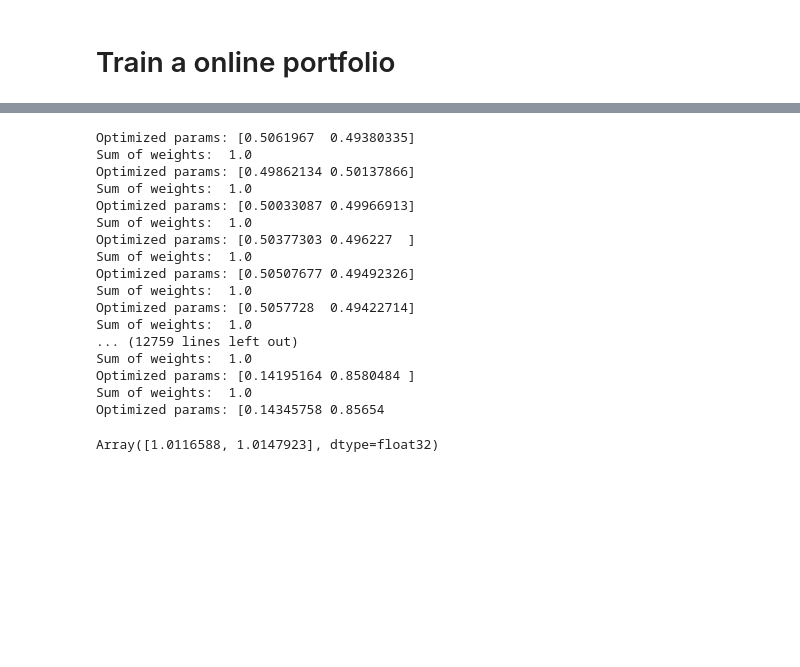
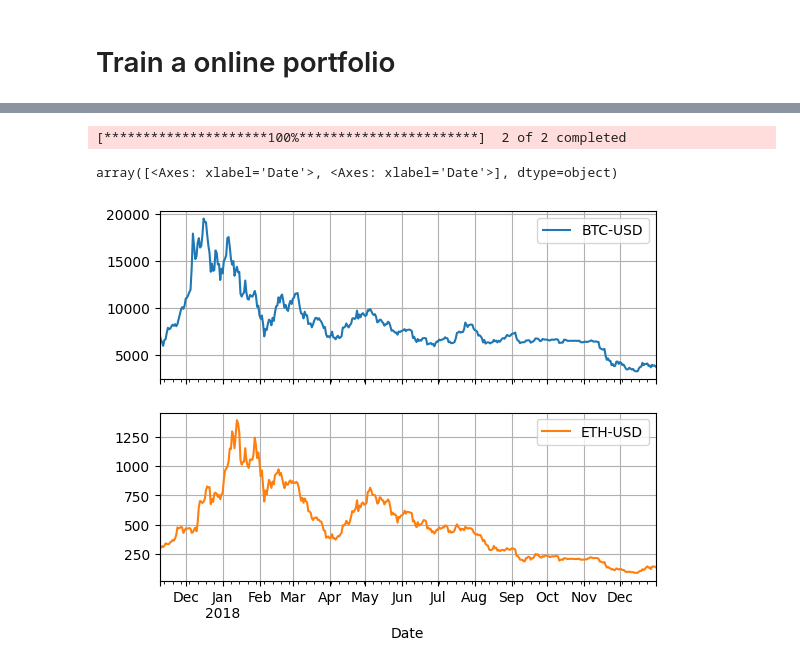
Before and after one commit to jialinyi94/online_pyfolio_opt, a Jupyter notebook: examples/eg_portfolio.ipynb, the cells around one changed output, grey strips where cells are left out. Drawn from its saved outputs; the diff is of its cells as text; code cells hidden in the pictures; blank space fills up the shorter version.

```diff
--- a/examples/eg_portfolio.ipynb
+++ b/examples/eg_portfolio.ipynb
@@ -31,44 +11,12 @@ from pyfoliopt.optimizer import egd
-# %%
-# Create the mirror descent optimizer
-optimizer = egd(start_learning_rate)
-opt_state = optimizer.init(params)
-
-# Optimization loop (simplified)
-@jax.jit
-def step(params, historical_price, opt_state):
-    value = jnp.dot(historical_price, params)
-    grads = jax.grad(neg_logdot_loss, argnums=1)(historical_price, params)
-    updates, opt_state = optimizer.update(grads, opt_state, params)
-    params = optax.apply_updates(params, updates)
-    params = params / jnp.sum(params) # Avoid numerical instability
-    return params, opt_state, value
-
-
-values = []
-for i in range(T):
-    params, opt_state, value = step(params, historical_prices[i], opt_state)
-    values.append(value)
-    print("Optimized params:", params)
-    print("Sum of weights: ", jnp.sum(params, axis=-1))
-# %% [output]
-Optimized params: [0.5061967  0.49380335]
-Sum of weights:  1.0
-Optimized params: [0.49862134 0.50137866]
-Sum of weights:  1.0
-Optimized params: [0.50033087 0.49966913]
-Sum of weights:  1.0
-Optimized params: [0.50377303 0.496227  ]
-Sum of weights:  1.0
-Optimized params: [0.50507677 0.49492326]
-Sum of weights:  1.0
-Optimized params: [0.5057728  0.49422714]
-Sum of weights:  1.0
-... (12759 lines left out)
-Sum of weights:  1.0
-Optimized params: [0.14195164 0.8580484 ]
-Sum of weights:  1.0
-Optimized params: [0.14345758 0.85654
-# %%
-historical_prices[i]
-# %% [output]
-Array([1.0116588, 1.0147923], dtype=float32)
+# %%
+import pandas as pd
+import yfinance as yf
+
+data: pd.DataFrame = yf.download("BTC-USD ETH-USD", start="2017-01-01", end="2019-01-01")["Close"].dropna()
+# %% [output]
+[*********************100%***********************]  2 of 2 completed
+# %%
+data.plot(grid=True, subplots=True)
+# %% [output]
+array([<Axes: xlabel='Date'>, <Axes: xlabel='Date'>], dtype=object)
+[figure, added]
```
Also changed, not shown: parts of 11 cells of this notebook.
